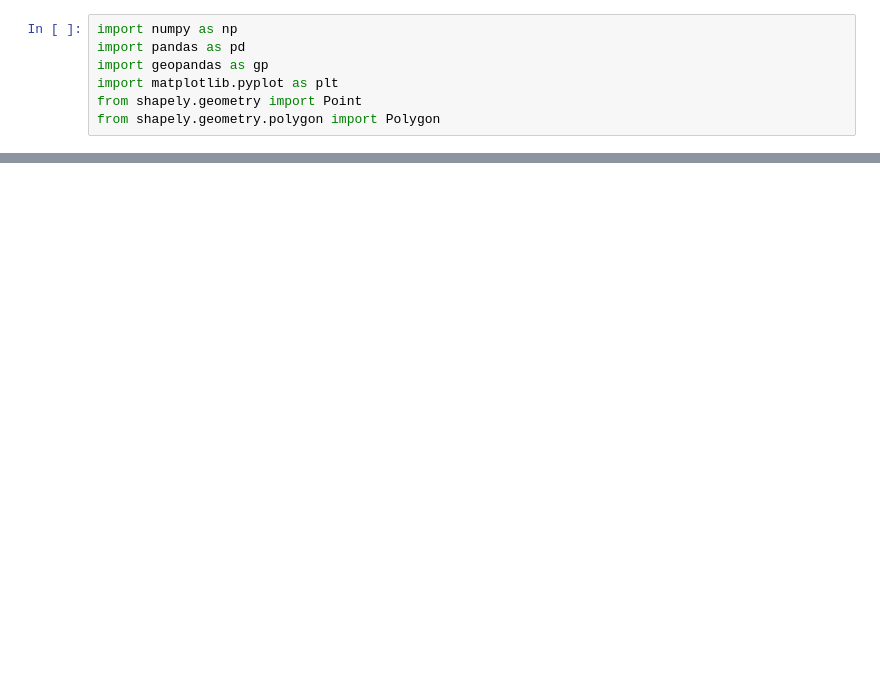
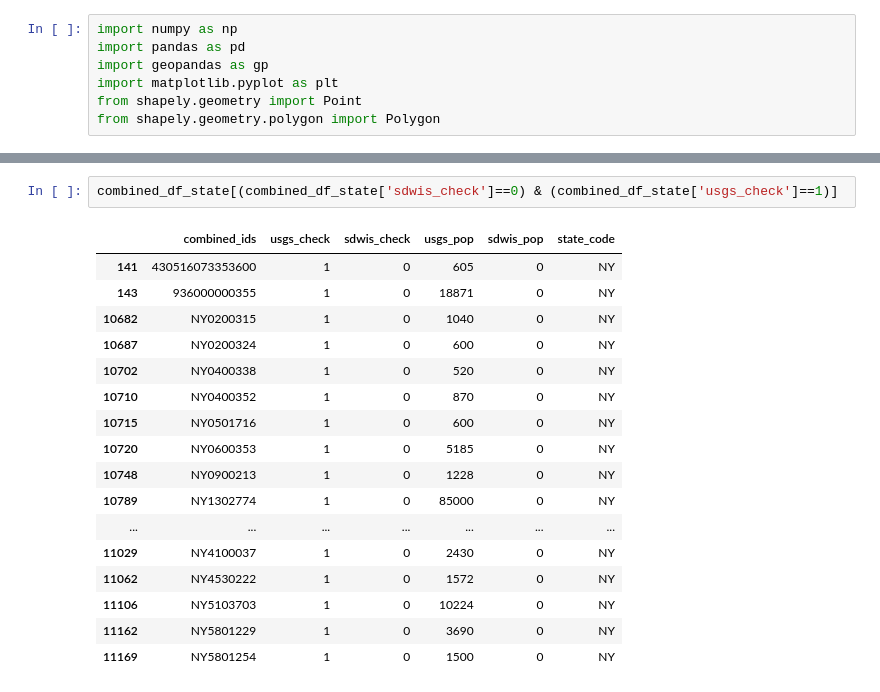
Before and after one commit to MuktaHardikar/WaterTAP3, a Jupyter notebook: watertap3/watertap3/usgs_2020.ipynb, the cells around one changed output, grey strips where cells are left out. Drawn from its saved outputs; the diff is of its cells as text; blank space fills up the shorter version.

```diff
--- a/watertap3/watertap3/usgs_2020.ipynb
+++ b/watertap3/watertap3/usgs_2020.ipynb
@@ -19,0 +179,20 @@ us_states = us_states.to_crs("EPSG:4326")
+# %%
+combined_df_state[(combined_df_state['sdwis_check']==0) & (combined_df_state['usgs_check']==1)]
+# %% [output]
+|  | combined_ids | usgs_check | sdwis_check | usgs_pop | sdwis_pop | state_code |
+| 141 | 430516073353600 | 1 | 0 | 605 | 0 | NY |
+| 143 | 936000000355 | 1 | 0 | 18871 | 0 | NY |
+| 10682 | NY0200315 | 1 | 0 | 1040 | 0 | NY |
+| 10687 | NY0200324 | 1 | 0 | 600 | 0 | NY |
+| 10702 | NY0400338 | 1 | 0 | 520 | 0 | NY |
+| 10710 | NY0400352 | 1 | 0 | 870 | 0 | NY |
+| 10715 | NY0501716 | 1 | 0 | 600 | 0 | NY |
+| 10720 | NY0600353 | 1 | 0 | 5185 | 0 | NY |
+| 10748 | NY0900213 | 1 | 0 | 1228 | 0 | NY |
+| 10789 | NY1302774 | 1 | 0 | 85000 | 0 | NY |
+| ... | ... | ... | ... | ... | ... | ... |
+| 11029 | NY4100037 | 1 | 0 | 2430 | 0 | NY |
+| 11062 | NY4530222 | 1 | 0 | 1572 | 0 | NY |
+| 11106 | NY5103703 | 1 | 0 | 10224 | 0 | NY |
+| 11162 | NY5801229 | 1 | 0 | 3690 | 0 | NY |
+| 11169 | NY5801254 | 1 | 0 | 1500 | 0 | NY |
```
Also changed, not shown: parts of 32 cells of this notebook.
